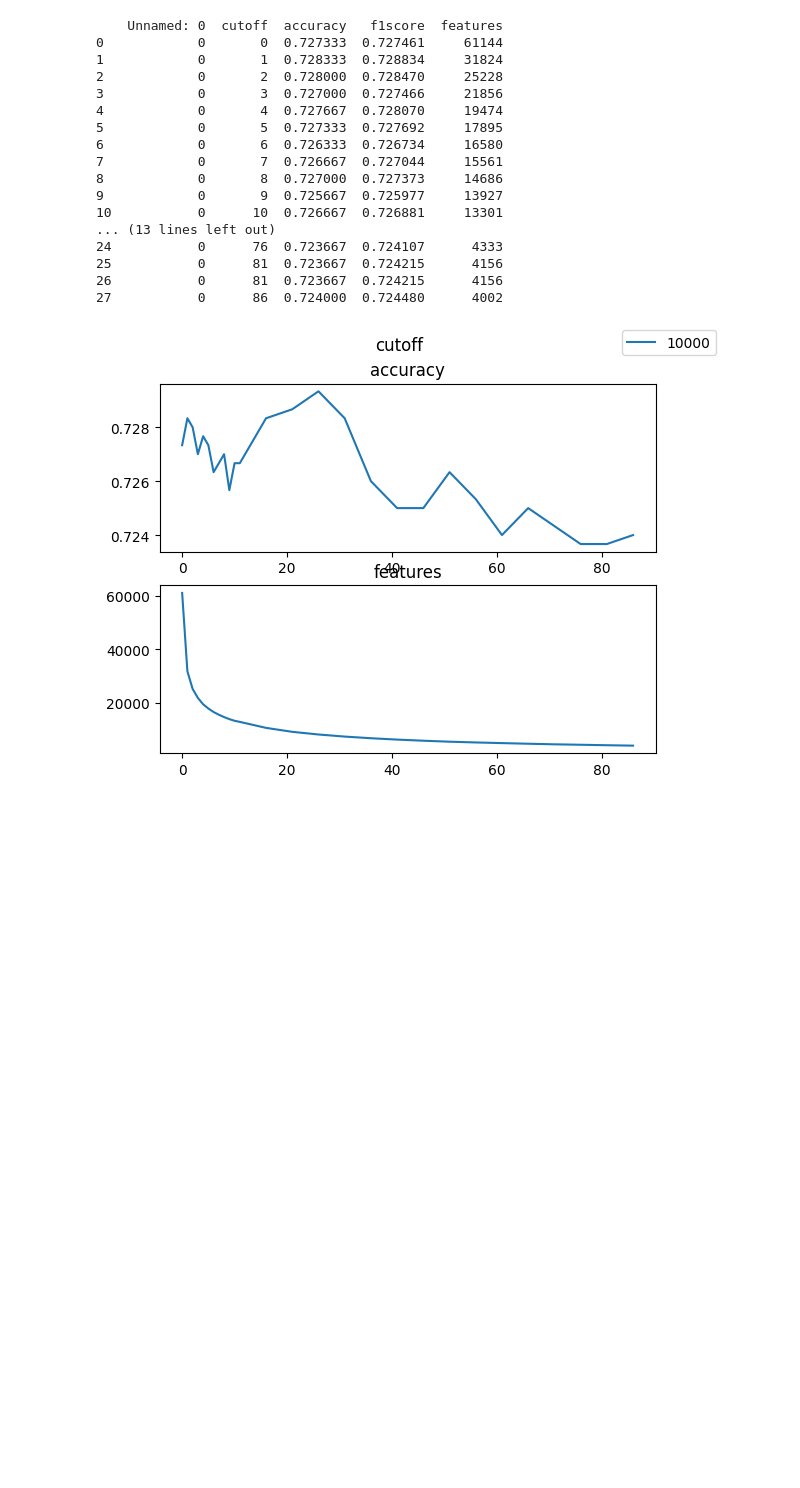
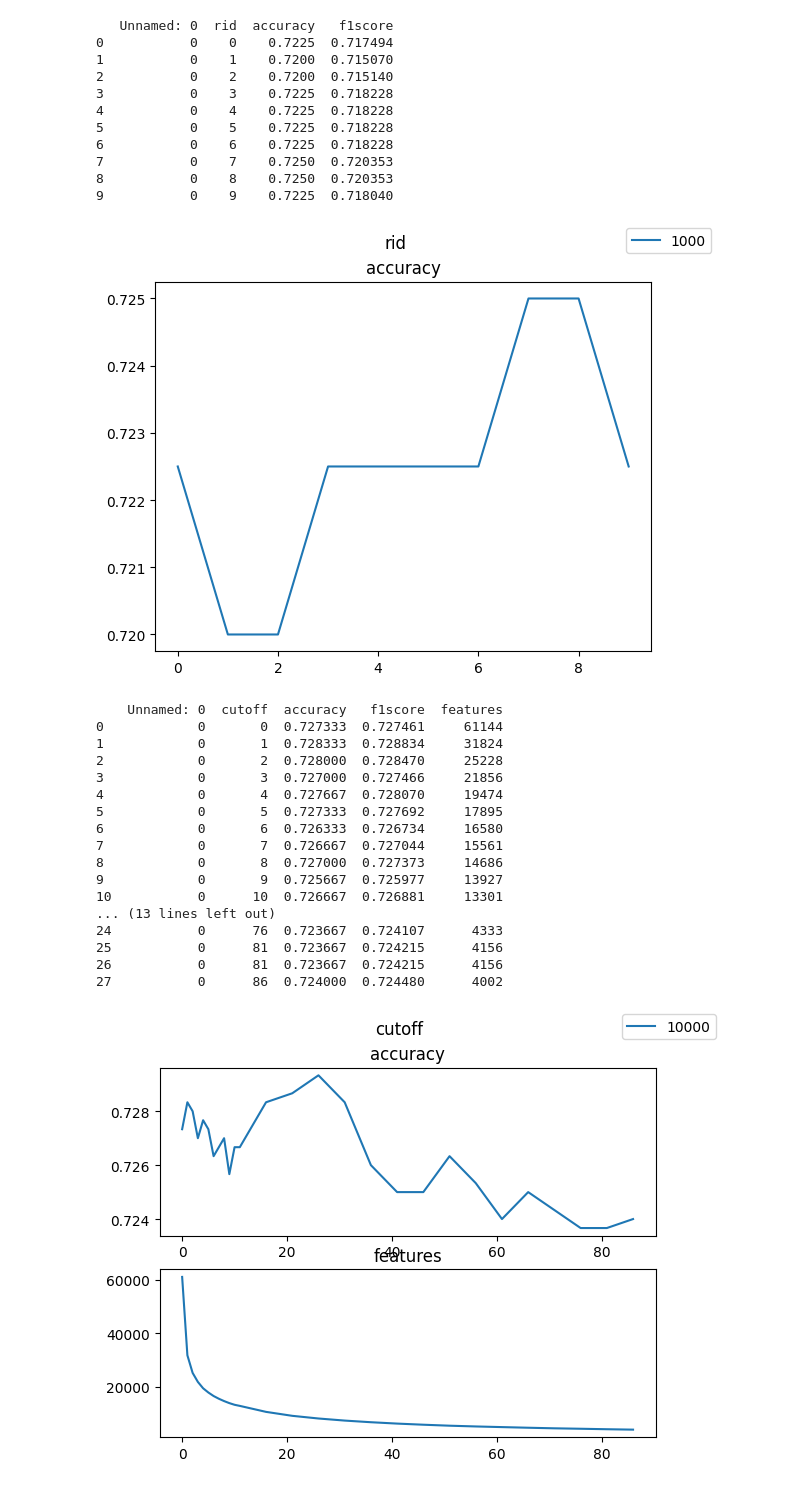
Before and after one commit to HeinHuijskes/NLP-Project, a Jupyter notebook: showtests.ipynb, the cells around one changed output. Drawn from its saved outputs; the diff is of its cells as text; code cells hidden in the pictures; blank space fills up the shorter version.

```diff
--- a/showtests.ipynb
+++ b/showtests.ipynb
@@ -2,6 +2,40 @@
 import matplotlib.pyplot as plt
 import pandas as pd
 import numpy as np
+# %%
+parameter = 'rid'
+genres = ['rap', 'rock', 'rb', 'country']
+xs, ys = [], []
+limits = [1000]
+for limit in limits:
+    file_name = f'output/{limit}/{parameter}/{"_".join(genres)}.csv'
+    df = pd.read_csv(file_name)
+    xs.append(df[parameter])
+    ys.append(df['accuracy'])
+
+fig, (ax1) = plt.subplots(1, 1)
+fig.suptitle(f'{parameter}')
+ax1.set_title('accuracy')
+for i in range(len(xs)):
+    ax1.plot(xs[i], ys[i])
+fig.legend(limits)
+
+print(df)
+
+plt.show()
+# %% [output]
+   Unnamed: 0  rid  accuracy   f1score
+0           0    0    0.7225  0.717494
+1           0    1    0.7200  0.715070
+2           0    2    0.7200  0.715140
+3           0    3    0.7225  0.718228
+4           0    4    0.7225  0.718228
+5           0    5    0.7225  0.718228
+6           0    6    0.7225  0.718228
+7           0    7    0.7250  0.720353
+8           0    8    0.7250  0.720353
+9           0    9    0.7225  0.718040
+[figure, added]
 # %%
 parameter = 'cutoff'
 genres = ['rap', 'rock', 'pop']
```
Also changed, not shown: 47 other files.
